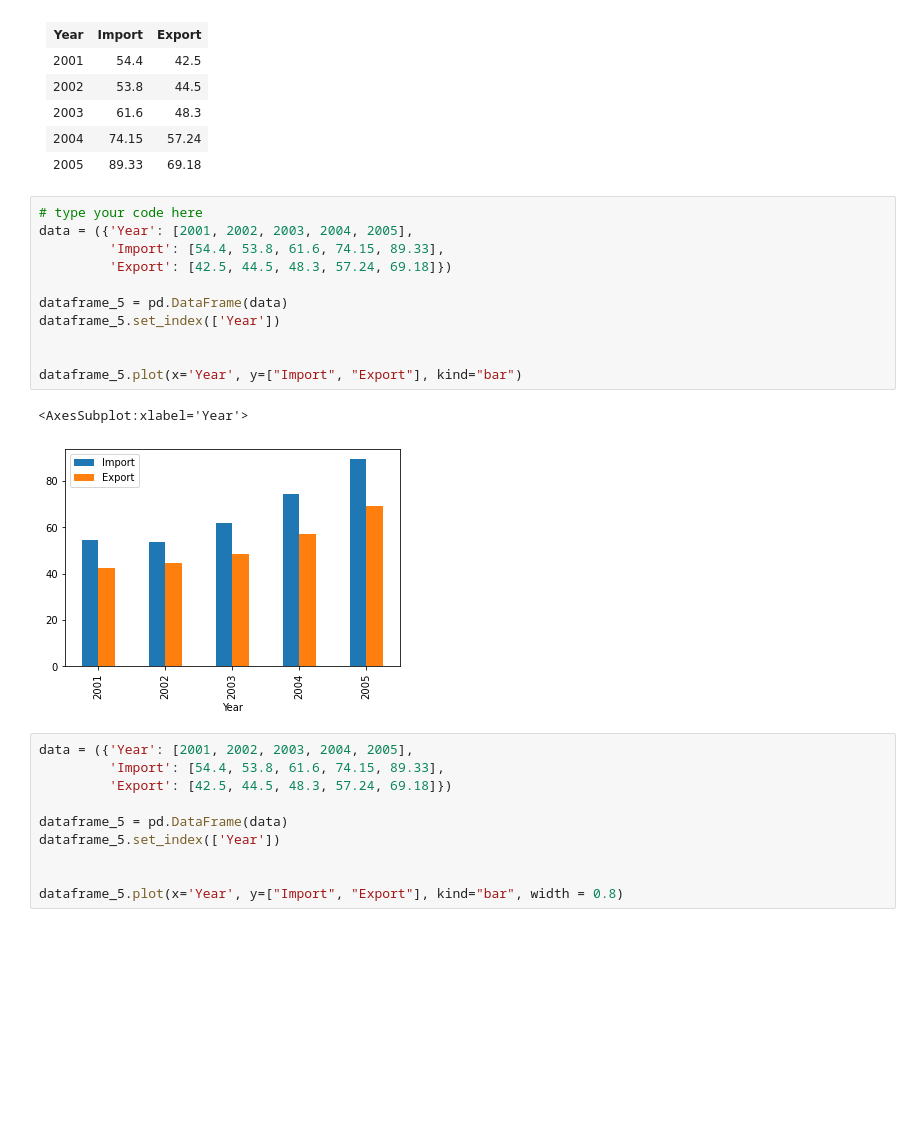
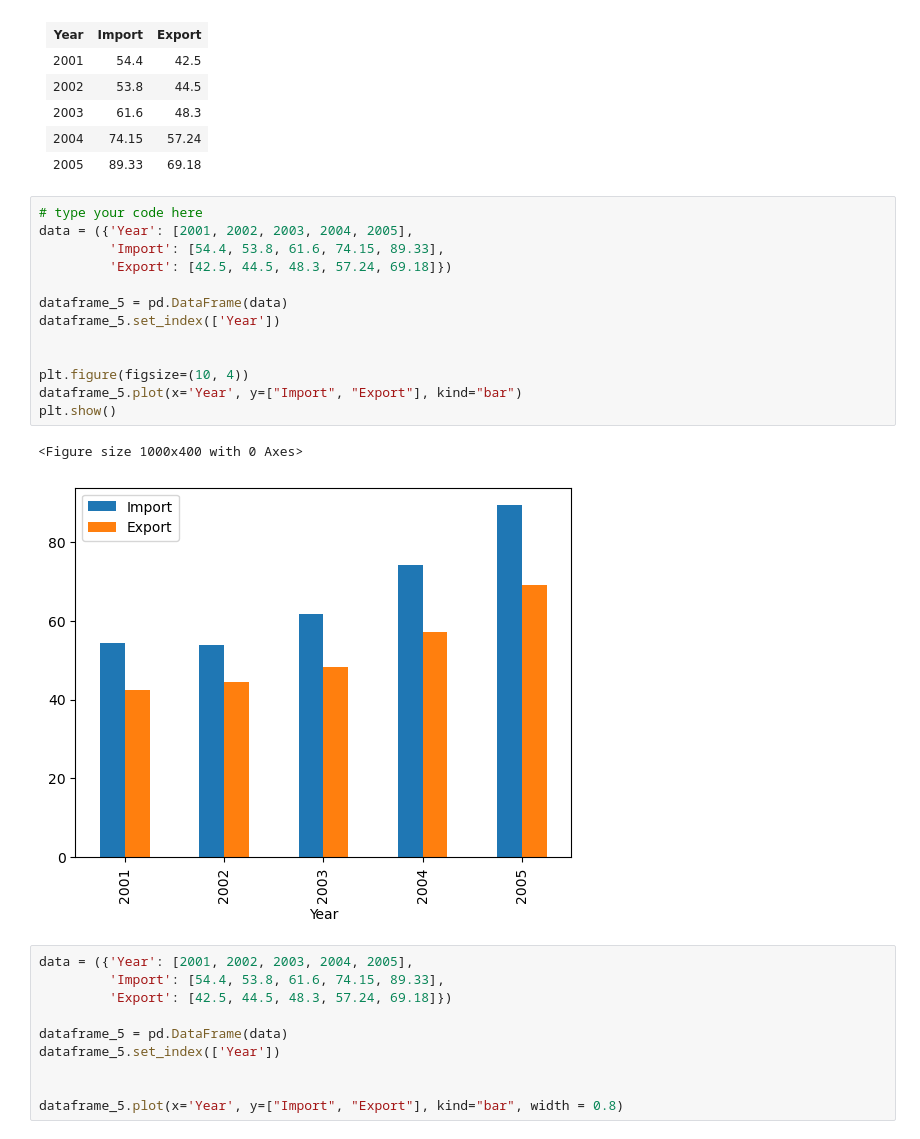
Before and after one commit to vidyadharbendre/learn_advanced_python_using_examples, a Jupyter notebook: notebooks/Advanced/advanced_python_programming_4.ipynb, the cells around one changed output. Saved outputs shown, nothing was run; the diff lists cells and outputs as text; blank space fills up the shorter version.

```diff
--- a/notebooks/Advanced/advanced_python_programming_4.ipynb
+++ b/notebooks/Advanced/advanced_python_programming_4.ipynb
@@ -251,17 +276,19 @@ plt.show()
 # %%
 # type your code here
 data = ({'Year': [2001, 2002, 2003, 2004, 2005],
          'Import': [54.4, 53.8, 61.6, 74.15, 89.33],
          'Export': [42.5, 44.5, 48.3, 57.24, 69.18]})
 
 dataframe_5 = pd.DataFrame(data)
 dataframe_5.set_index(['Year'])
 
 
+plt.figure(figsize=(10, 4))
 dataframe_5.plot(x='Year', y=["Import", "Export"], kind="bar")
+plt.show()
 # %% [output]
-<AxesSubplot:xlabel='Year'>
+<Figure size 1000x400 with 0 Axes>
-[figure, old version]
+[figure, new version]
 # %%
 data = ({'Year': [2001, 2002, 2003, 2004, 2005],
          'Import': [54.4, 53.8, 61.6, 74.15, 89.33],
```
Also changed, not shown: parts of 10 cells of this notebook.
